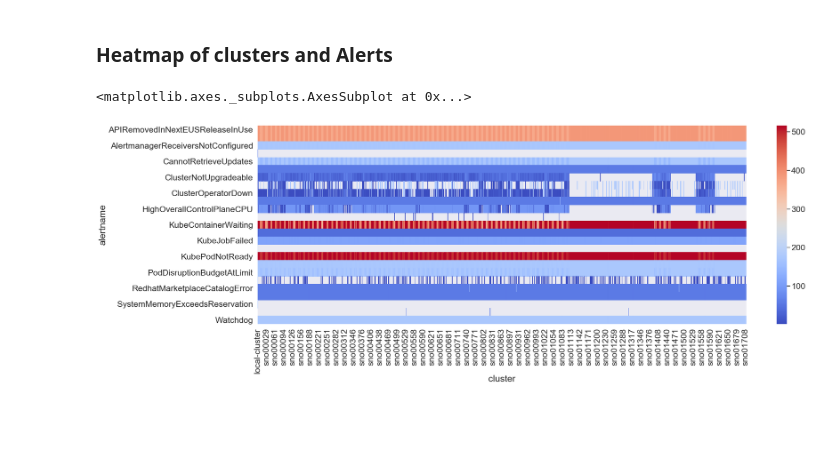
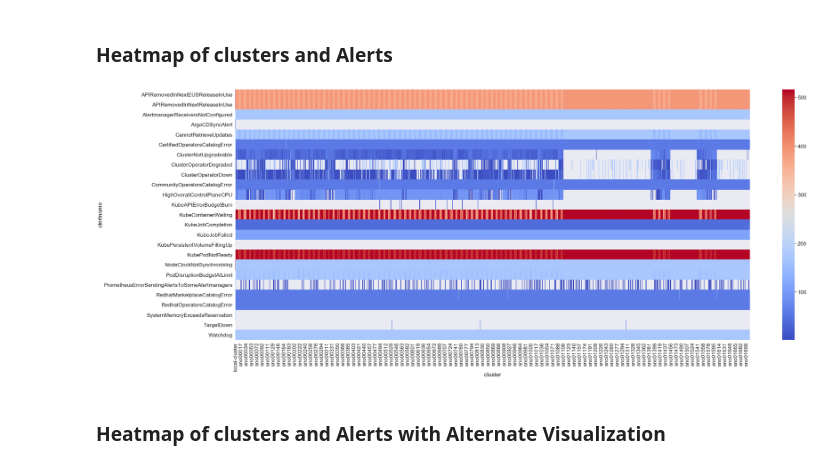
Before and after one commit to bjoydeep/multicluster-notebooks, a Jupyter notebook: alert_analyzer.ipynb, the cells around one changed output. Drawn from its saved outputs; the diff is of its cells as text; code cells hidden in the pictures; blank space fills up the shorter version.

Commit message:
adding gzip support and adding plotly plot

```diff
--- a/alert_analyzer.ipynb
+++ b/alert_analyzer.ipynb
@@ -51,8 +57,9 @@ A sample data of this kind is loaded in the accompanying csv at `data/alert-2.cs
 # %% [markdown]
 ### Load Data from csv
 # %%
-fname = os.path.join("data","alert-2.csv")
-alert_total_df = pandas.read_csv(fname,index_col=0)
+fname = os.path.join("data","alert-2.csv.gz")
+alert_total_df = pandas.read_csv(fname,index_col=0,compression='gzip')
+# if the file is not gz, then command is: alert_total_df = pandas.read_csv(fname,index_col=0)
 alert_total_df["value"]=alert_total_df["value"].astype(float)
 print(alert_total_df.head())
 # %% [output]
@@ -131,16 +138,24 @@ ax = alert_slice_df.sort_values(ascending=True).plot.barh(x='alertname', y='valu
 # %%
 alert_cluster_scatter = alert_total_df.groupby(["cluster","alertname"])["value"].sum()
 #print(alert_cluster_scatter.head())
 #vmax = alert_cluster_scatter.values.min()
 #vmin = alert_cluster_scatter.values.max()
 #midpoint = (alert_cluster_scatter.values.min() - alert_cluster_scatter.values.max())/2
 
 alert_cluster_scatter=alert_cluster_scatter.unstack(level=0)
 
+fig, ax = plt.subplots(figsize=(50, 20))
+#alert_cluster_scatter.set_xticks(np.arange(len(alert_total_df["cluster"])))
+
+#alert_cluster_scatter.set_xticks(np.arange(len(alert_total_df["cluster"])))
 #sns.heatmap(alert_cluster_scatter, cmap='coolwarm', center=midpoint)
 # robust = True seems to be a good choice to remove noise.
 # sets contrast levels based on quantiles and works like an “auto-contrast” for choosing good values
-sns.heatmap(alert_cluster_scatter, cmap='coolwarm', robust=True)
+ax=sns.heatmap(alert_cluster_scatter, cmap='coolwarm', robust=True)
+#print(len(alert_total_df["cluster"].unique()))
+ax.set_xticks=(len(alert_total_df["cluster"].unique()))
+plt.show()
 # %% [output]
-<matplotlib.axes._subplots.AxesSubplot at 0x...>
-[figure, old version]
+[figure, new version]
+# %% [markdown]
+### Heatmap of clusters and Alerts with Alternate Visualization
```
Also changed, not shown: parts of 4 cells of this notebook.
